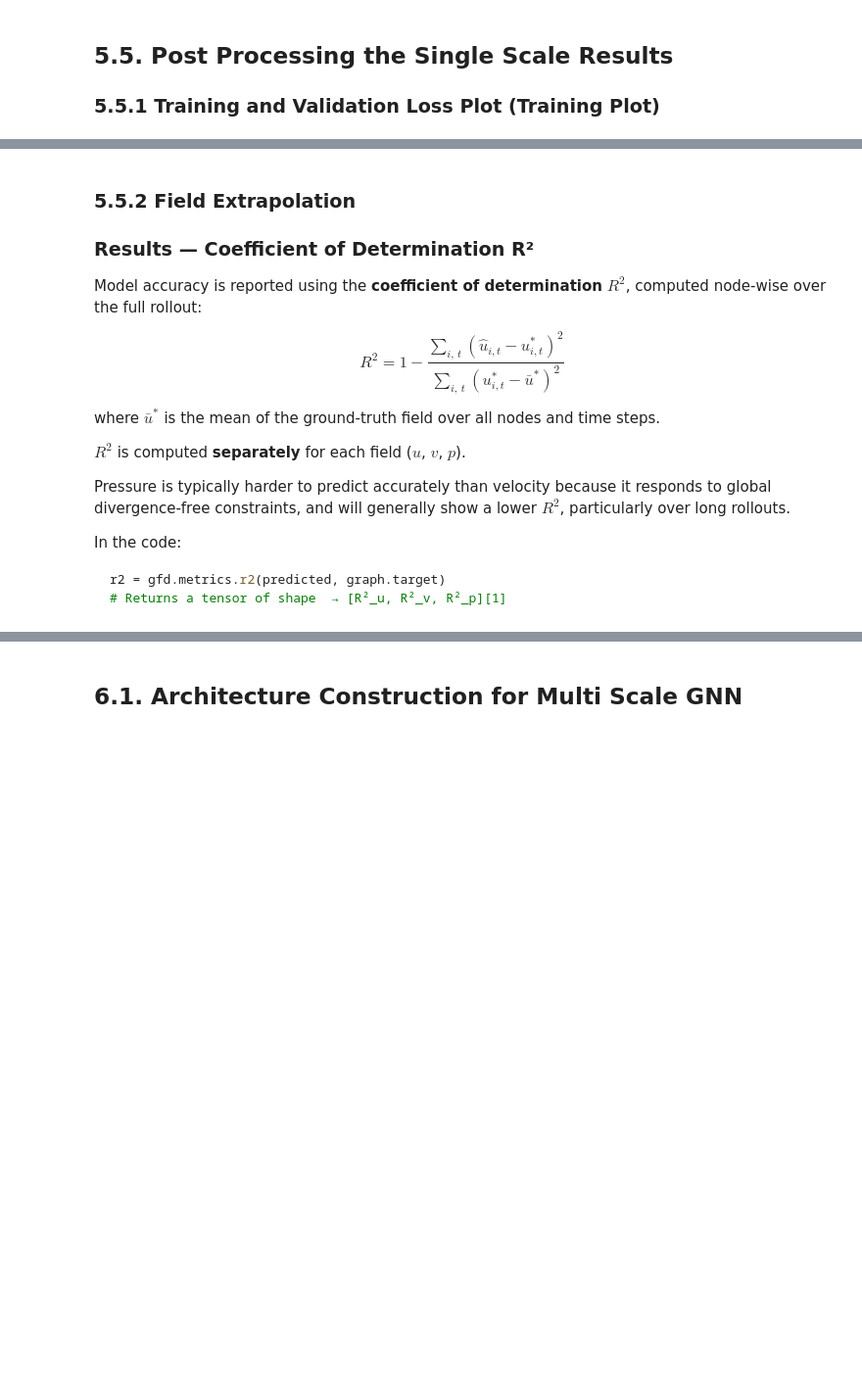
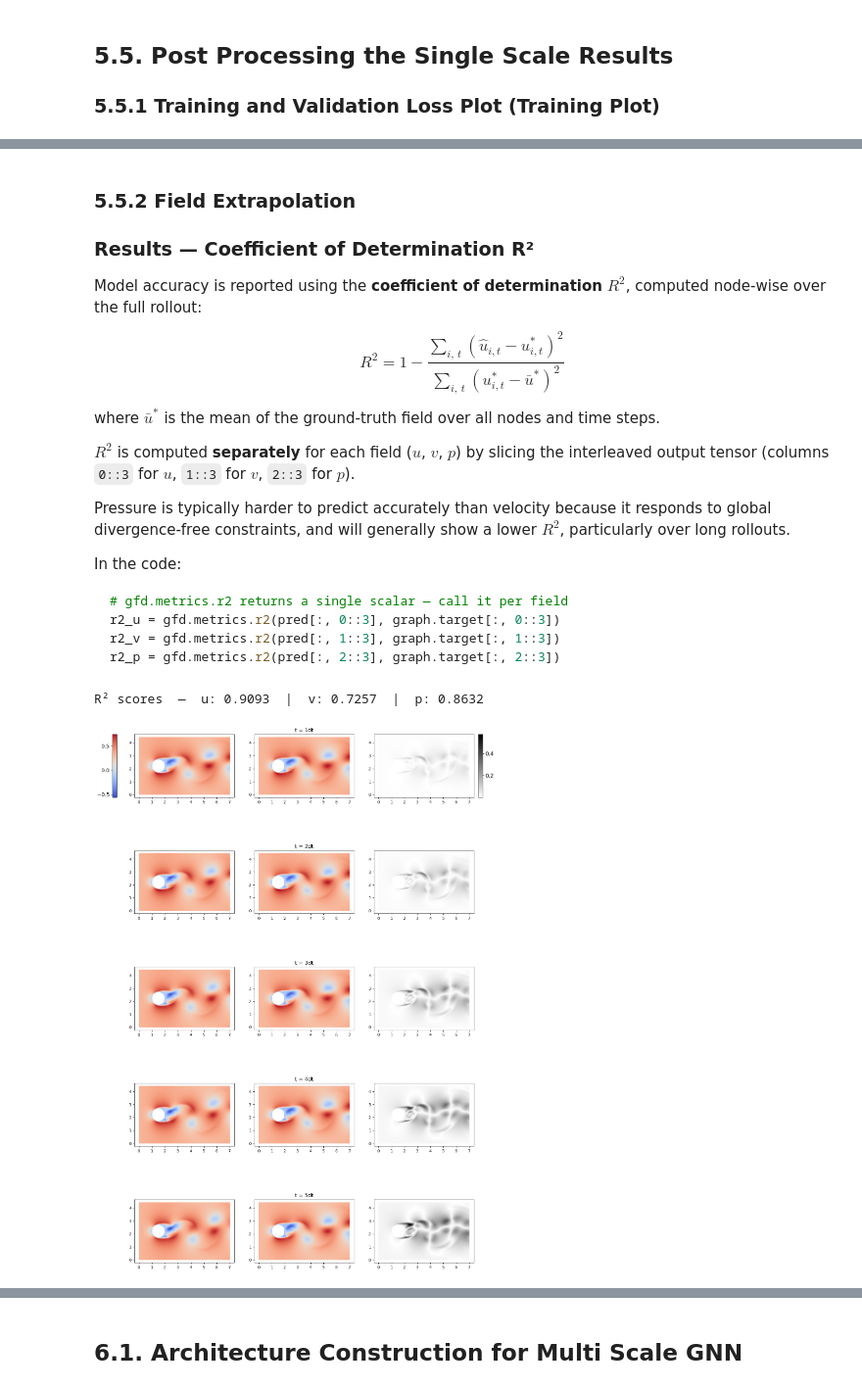
Before and after one commit to archied2804/AIRTUK_GNN, a Jupyter notebook: GNN_Tutorial_AIRTUK.ipynb, the cells around one changed output, grey strips where cells are left out. Shown at 98% size. Saved outputs shown, nothing was run; the diff lists cells and outputs as text; code cells hidden in the pictures; blank space fills up the shorter version.

````diff
--- a/GNN_Tutorial_AIRTUK.ipynb
+++ b/GNN_Tutorial_AIRTUK.ipynb
@@ -577,7 +647,7 @@ train_config = gfd.nn.TrainConfig(
     chk_interval    = 1,                                                            # Checkpoint saving interval (e.g., save a checkpoint every n epochs)
     training_loss   = gfd.nn.losses.GraphLoss(lambda_d=0.25),                       # Loss function for training (can define losses in gfd.nn.losses)
     validation_loss = gfd.nn.losses.GraphLoss(),                                    # Loss function for validation (can define losses in gfd.nn.losses)
-    epochs          = 1,
+    epochs          = 2,
     num_steps       = [i for i in range(1,11)],                                     # Time steps to predict (e.g., predict from 1 to 10 time steps into the future)
     add_steps       = {'tolerance': 0.005, 'loss': 'training'},
     batch_size      = 1,                                                            # Batch size OR number of samples to use in each training iteration
@@ -718,29 +813,37 @@ $$R^2 = 1 - \frac{\displaystyle\sum_{i,\,t}
 
 where $\bar{u}^*$ is the mean of the ground-truth field over all nodes and time steps.
 
-
-$R^2$ is computed **separately** for each field ($u$, $v$, $p$).
+$R^2$ is computed **separately** for each field ($u$, $v$, $p$) by slicing the interleaved
+output tensor (columns `0::3` for $u$, `1::3` for $v$, `2::3` for $p$).
 
 Pressure is typically harder to predict accurately than velocity because it responds to global divergence-free constraints, and will generally show a lower $R^2$, particularly over long rollouts.
 
 In the code:
 ```python
-r2 = gfd.metrics.r2(predicted, graph.target)
-# Returns a tensor of shape  → [R²_u, R²_v, R²_p][1]
+# gfd.metrics.r2 returns a single scalar — call it per field
+r2_u = gfd.metrics.r2(pred[:, 0::3], graph.target[:, 0::3])
+r2_v = gfd.metrics.r2(pred[:, 1::3], graph.target[:, 1::3])
+r2_p = gfd.metrics.r2(pred[:, 2::3], graph.target[:, 2::3])
 ```
 # %%
-sample = len(ns_valid)//2 # Idx of the sample/simulation from the dataset
-n_out = 5 # Number of prediction steps
+sample = len(ns_valid)//2  # Idx of the sample/simulation from the dataset
+n_out = 5                  # Number of autoregressive prediction steps
 graph = ns_valid.get_sequence(sample, n_out=n_out)
 
-# Inference with each model
+# Autoregressive rollout
 pred = model.solve(graph, n_out=n_out)
 
-# Compute the coefficients of determination (R^2) for each model
-r21 = gfd.metrics.r2(pred, graph.target)
+# Per-field R²: fields are interleaved as [u0, v0, p0, u1, v1, p1, ...]
+# so slice with step 3 for each field
+r2_u = gfd.metrics.r2(pred[:, 0::3], graph.target[:, 0::3])
+r2_v = gfd.metrics.r2(pred[:, 1::3], graph.target[:, 1::3])
+r2_p = gfd.metrics.r2(pred[:, 2::3], graph.target[:, 2::3])
+print(f"R\u00b2 scores  \u2014  u: {r2_u:.4f}  |  v: {r2_v:.4f}  |  p: {r2_p:.4f}")
 
-# Plot the ground truth and the predicted x-component of the velocity field for the best model
-print(f'Plotting the ground truth and predicted x-component of the velocity field for the model')
-
-gfd.plot.compare_fields(graph.pos, graph.target[:,::3], pred[:,::3], bound=graph.bound)
+# Side-by-side comparison: ground truth | prediction | absolute error
+# (one column per field, one row per time step - showing every 3rd column = u field at each step)
+gfd.process.plot.compare_fields(graph.pos, graph.target[:, ::3], pred[:, ::3], bound=graph.bound)
+# %% [output]
+R² scores  —  u: 0.9093  |  v: 0.7257  |  p: 0.8632
+[figure, added]
 # %% [markdown]
````
Also changed, not shown: parts of 22 cells of this notebook.
